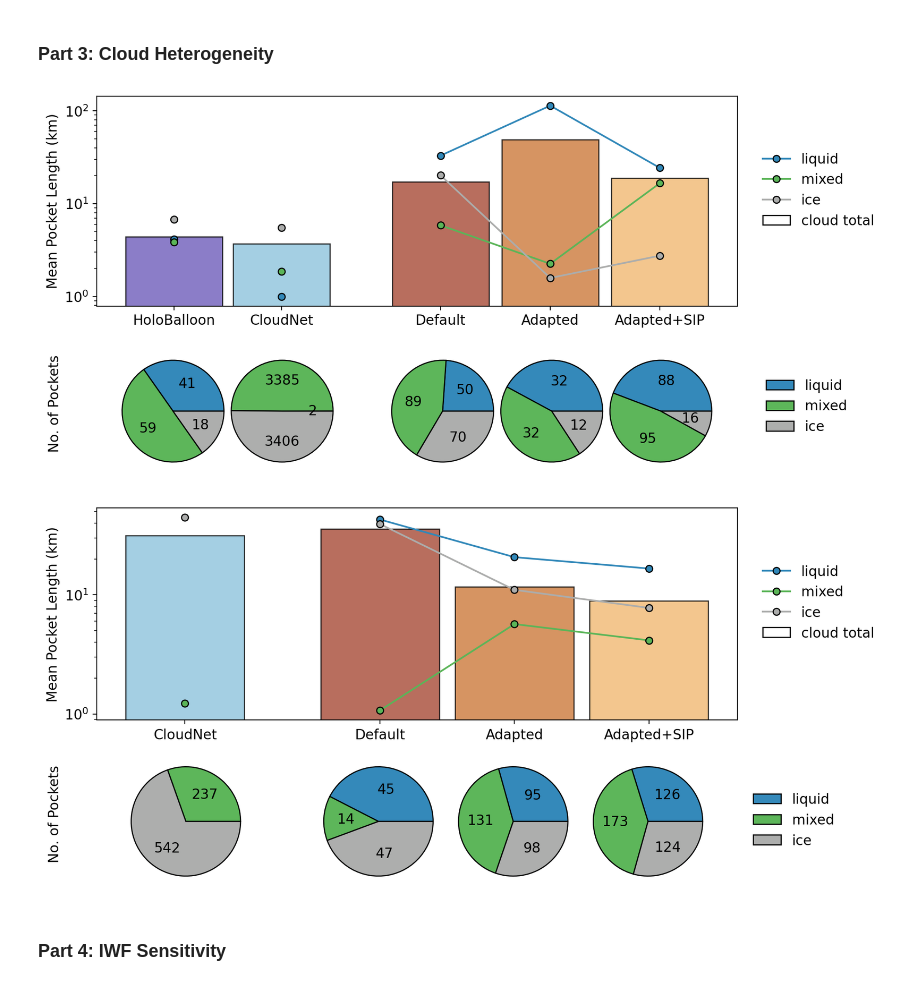
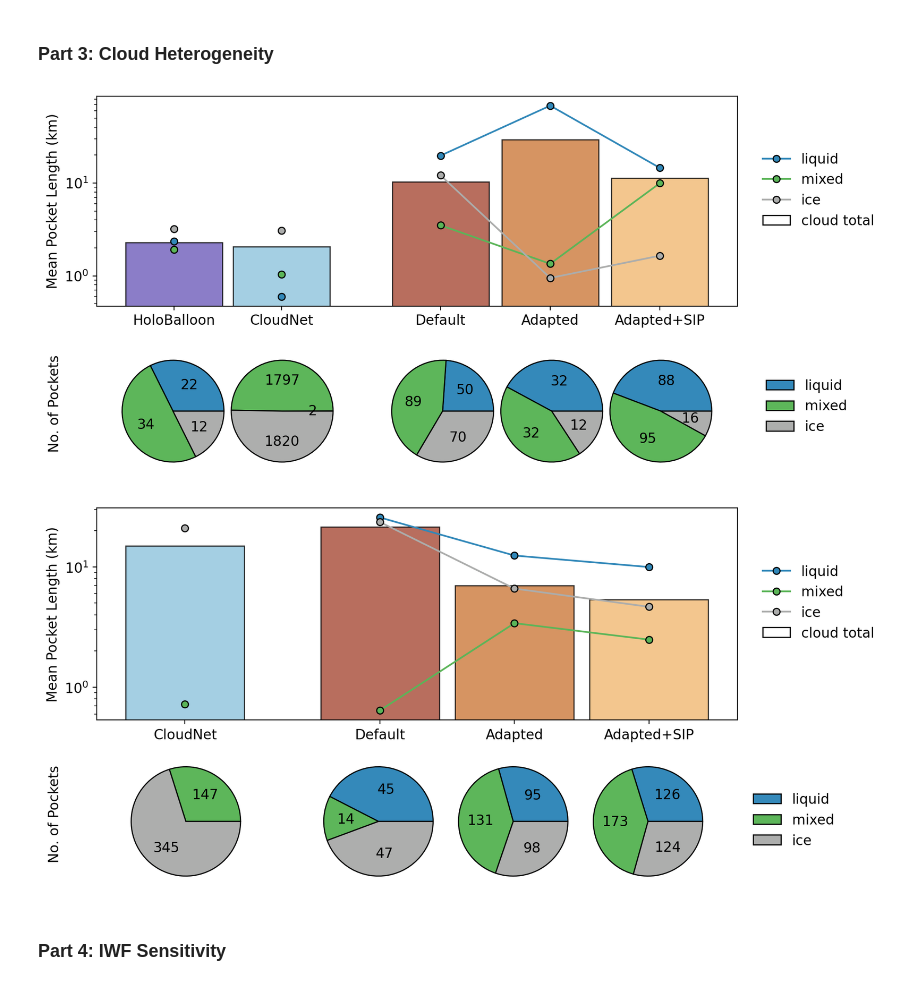
Before and after one commit to sldamman/JGR-Atmospheres-Paper-24, a Jupyter notebook: 240902_Heterogeneity.ipynb, the cells around one changed output. Saved outputs shown, nothing was run; the diff lists cells and outputs as text; code cells hidden in the pictures.

```diff
--- a/240902_Heterogeneity.ipynb
+++ b/240902_Heterogeneity.ipynb
@@ -44,19 +44,17 @@ This section serves the purpose of importing the data, and homogenizing the form
 # %%
 # Helper functions for importing and processing the data to prepare and simplify analysis
 
-def get_CN(datapath, subsample=1):
+def get_CN(datapath):
     '''
     Import the Cloudnet classification product and rename the classes relevant here
 
     Arguments:
     datapath  (str)            - path to location where data is stored
-    subsample (int)            - choice of subsampling to match resolution. Skips every 'subsample' number of time steps if specified.
-                                 Default is 1 (no susampling)
     Returns:
     to_ret    (xarray Dataset) - time-height xarray Dataset field with classified cloud according to Cloudnet
     '''
 
-    CN = xr.open_dataset(datapath).isel(height=slice(None, 350)).target_classification[::subsample].transpose()
+    CN = xr.open_dataset(datapath).isel(height=slice(None, 350)).target_classification.transpose()
     CN = xr.where((CN != 1) & (CN != 4) & (CN != 5), x=np.nan, y=CN)
 
     to_ret = xr.where(CN==4, x=2, y=CN) # Ice
@@ -113,6 +111,9 @@ def classify_IWF(IWF, threshold=0.1):
 # %%
 limit_time = True # Option to use only data from when holoballoon was flying
 threshold = 0.1   # Threshold for IWF to use when classifying liquid/mixed/ice.
+
+subsample = 2           # Select only every other timestep to match resolution of model
+subsample_variation = 1 # Skip the first timestep to select 'the other' subsampling alternative
 
 #Model levels (found by wrf.getvar(nc.Dataset(MAS3_path), 'z').isel(bottom_top=slice(0, 85), west_east=50, south_north=50).to_numpy())
 h = np.array([11.3408785,   34.04713,   56.80371,   79.61095, 102.47005,  125.38474,  148.3563 ,  171.38313,
@@ -130,17 +131,19 @@ h = np.array([11.3408785,   34.04713,   56.80371,   79.61095, 102.47005,  125.38
 #Accessing HoloBalloon data
 HB_tslices = [slice(20, 136), slice(32, 191), slice(30, 274)]
 HB = xr.concat([get_HB(path, tslice, threshold=threshold) for path, tslice in zip((HB1_path, HB2_path, HB3_path), HB_tslices)], dim='time')
+HB = HB.isel(time=slice(subsample_variation, None, subsample))
 HB_heights = xr.concat([xr.open_dataset(path).isel(time=tslice).instData_height for path, tslice in zip((HB1_path, HB2_path, HB3_path), HB_tslices)], dim='time')
 
 
 # Option to use only data from when holoballoon was flying
 tslice_M = slice(None, None)
-tslice_CN = slice(None, None)
+tslice_CN = slice(subsample_variation, None, subsample)
 if limit_time:
     tslice_M = slice(600, 1021)
-    tslice_CN = slice(1185, 2018)
+    #tslice_CN = slice(1185 + subsample_variation, 2018)
+    tslice_CN = slice('2019-11-12T09:59:45', '2019-11-12T17:00:20')
 
-CN = get_CN(CN_path, subsample=None).isel(time=tslice_CN)
+CN = get_CN(CN_path).sel(time=tslice_CN).isel(time=slice(subsample_variation, None, subsample))
 
 MD3 = get_processed_data(MD3_processed_path, threshold=threshold).rename({'bottom_top': 'height', 'Time': 'time'}).isel(time=tslice_M)
 MA3 = get_processed_data(MA3_processed_path, threshold=threshold).rename({'bottom_top': 'height', 'Time': 'time'}).isel(time=tslice_M)
@@ -511,7 +514,7 @@ x_positions = [1, 2, 3.48, 4.5, 5.52]
 
 
 ax0.bar(x = x_positions,
-       height=[mean_length(d) for d in interior_data],
+       height=[mean_length(d) * 0.6 for d in interior_data],
        width=0.9,
        color=model_colors,
        edgecolor=['black']*3, linewidth=1, alpha=0.8, tick_label=['HoloBalloon', 'CloudNet', 'Default', 'Adapted', 'Adapted+SIP'])
@@ -522,15 +525,15 @@ ax0.bar(x=[2.17], height=0, alpha=1, label='cloud total', color='white', linewid
 offset = False
 
 for phase in range(3):
-    ax0.plot(x_positions[2:], [mean_length(d[phase]) for d in interior_data[2:]],
+    ax0.plot(x_positions[2:], [mean_length(d[phase]) * 0.6 for d in interior_data[2:]],
             color=phase_colors[phase], marker='o', label=phase_labels[phase], markeredgecolor='k')
 
     if offset:
-        ax0.scatter(1 + (phase - 1) / 50, mean_length(interior_data[0][phase]), color=phase_colors[phase], marker='o', edgecolors='k')
-        ax0.scatter(2 + (phase - 1) / 50, mean_length(interior_data[1][phase]), color=phase_colors[phase], marker='o', edgecolors='k')
+        ax0.scatter(1 + (phase - 1) / 50, mean_length(interior_data[0][phase]) * 0.6, color=phase_colors[phase], marker='o', edgecolors='k')
+        ax0.scatter(2 + (phase - 1) / 50, mean_length(interior_data[1][phase]) * 0.6, color=phase_colors[phase], marker='o', edgecolors='k')
     else:
-        ax0.scatter(1, mean_length(interior_data[0][phase]), color=phase_colors[phase], marker='o', edgecolors='k')
-        ax0.scatter(2, mean_length(interior_data[1][phase]), color=phase_colors[phase], marker='o', edgecolors='k')
+        ax0.scatter(1, mean_length(interior_data[0][phase]) * 0.6, color=phase_colors[phase], marker='o', edgecolors='k')
+        ax0.scatter(2, mean_length(interior_data[1][phase]) * 0.6, color=phase_colors[phase], marker='o', edgecolors='k')
 
 ax0.legend(bbox_to_anchor=(1.02, 0.79), frameon=False)
 
@@ -570,9 +573,10 @@ ax0.set_yscale('log')
 plt.tick_params(bottom=False)
 fig.subplots_adjust(hspace=0.05)
 
+#ax0.grid()
 plt.show()
 # %% [output]
-[figure, old version]
+[figure, new version]
 # %%
 fig = plt.figure(figsize=(10, 6), tight_layout=True)
 gs = gridspec.GridSpec(100, 100)
@@ -589,7 +593,7 @@ cloudtop_data = [get_segment_lengths(CN, n_layers=30, reference_level=None),
 
 
 ax0.bar(x = x_positions,
-       height=[mean_length(d) for d in cloudtop_data],
+       height=[mean_length(d) * 0.6 for d in cloudtop_data],
        width=0.9,
        color=model_colors[1:],
        edgecolor=['black']*3, linewidth=1, alpha=0.8, tick_label=['CloudNet', 'Default', 'Adapted', 'Adapted+SIP'])
@@ -599,14 +603,14 @@ ax0.bar(x=[2.17], height=0, alpha=1, label='cloud total', color='white', linewid
 
 
 for phase in range(3):
-    ax0.plot(x_positions[1:], [mean_length(d[phase]) for d in cloudtop_data[1:]],
+    ax0.plot(x_positions[1:], [mean_length(d[phase]) * 0.6 for d in cloudtop_data[1:]],
             color=phase_colors[phase], marker='o', label=phase_labels[phase], markeredgecolor='k')
 
     offset = False
     if offset:
-        ax0.scatter(1 + (phase - 1) / 50, mean_length(cloudtop_data[0][phase]), color=phase_colors[phase], marker='o', edgecolors='k')
+        ax0.scatter(1 + (phase - 1) / 50, mean_length(cloudtop_data[0][phase]) * 0.6, color=phase_colors[phase], marker='o', edgecolors='k')
     else:
-        ax0.scatter(1, mean_length(cloudtop_data[0][phase]), color=phase_colors[phase], marker='o', edgecolors='k')
+        ax0.scatter(1, mean_length(cloudtop_data[0][phase]) * 0.6, color=phase_colors[phase], marker='o', edgecolors='k')
 
 ax0.legend(bbox_to_anchor=(1.02, 0.79), frameon=False)
 
@@ -622,34 +626,34 @@ dummy.set_ylabel('No. of Pockets', labelpad=36)
 
 
 def make_autopct(values):
     # To show total counts instead of percantages
     def my_autopct(pct):
         total = sum(values)
         val = int(round(pct*total/100.0))
         if val == 0:
             return ''
         else:
             return '{v:d}'.format(v=val)
     return my_autopct
 
 
 centers = [14, 44, 65, 86]
 
 for i in range(4):
     x = fig.add_subplot(gs[65:, centers[i] - 12 : centers[i] + 12])
     counts = [sum(cloudtop_data[i][phase][1]) for phase in range(3)]
     x.pie(counts, colors=phase_colors, autopct=make_autopct(counts), wedgeprops={"alpha": 0.99, 'edgecolor':'k'})
 
 x.legend(labels=phase_labels, bbox_to_anchor=(1.18, 0.8), frameon=False)
 
 ax0.set_ylabel('Mean Pocket Length (km)')
 ax0.set_yscale('log')
 plt.tick_params(bottom=False)
 fig.subplots_adjust(hspace=-0.55)
 
 plt.show()
 # %% [output]
-[figure, old version]
+[figure, new version]
 # %% [markdown]
 ### Part 4: IWF Sensitivity
 # %%
```
Also changed, not shown: parts of 5 cells of this notebook.
